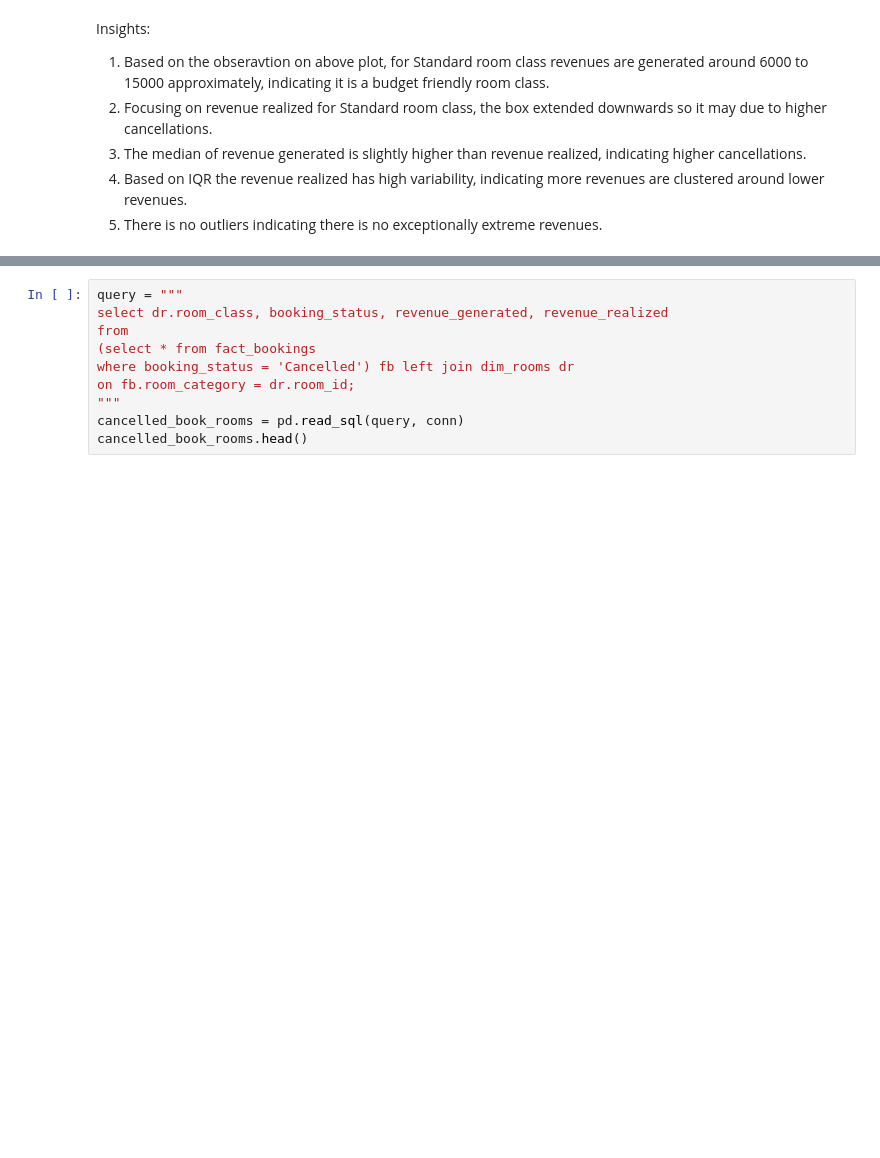
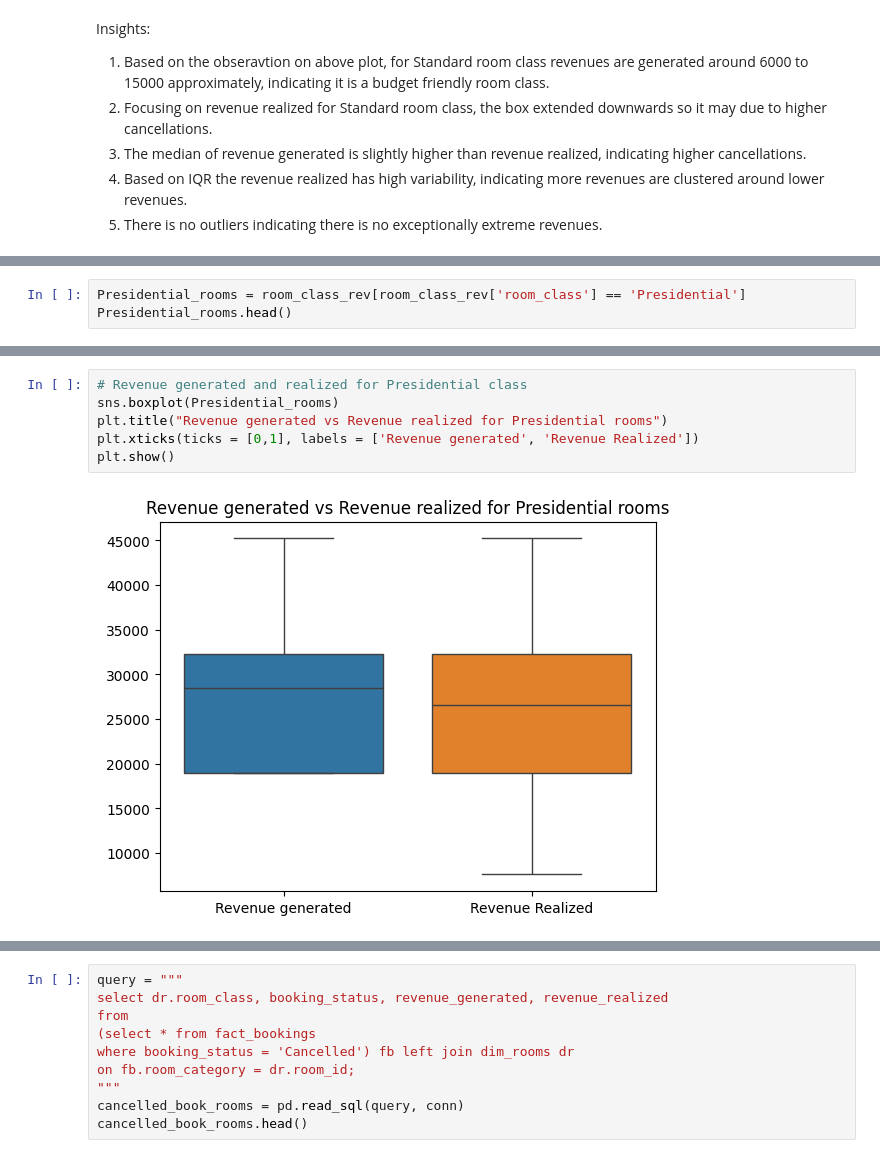
Before and after one commit to Bhuvi128/Hospitality-Revenue-Optimization-Data-analysis, a Jupyter notebook: Hospitality Revenue Optimzation.ipynb, the cells around one changed output, grey strips where cells are left out. Drawn from its saved outputs; the diff is of its cells as text; blank space fills up the shorter version.

```diff
--- a/Hospitality Revenue Optimzation.ipynb
+++ b/Hospitality Revenue Optimzation.ipynb
@@ -451,0 +481,3 @@ Insights:
+# %%
+Presidential_rooms = room_class_rev[room_class_rev['room_class'] == 'Presidential']
+Presidential_rooms.head()
@@ -451,0 +491,8 @@ Insights:
+# %%
+# Revenue generated and realized for Presidential class
+sns.boxplot(Presidential_rooms)
+plt.title("Revenue generated vs Revenue realized for Presidential rooms")
+plt.xticks(ticks = [0,1], labels = ['Revenue generated', 'Revenue Realized'])
+plt.show()
+# %% [output]
+[figure, added]
```
Also changed, not shown: parts of 9 cells of this notebook.
